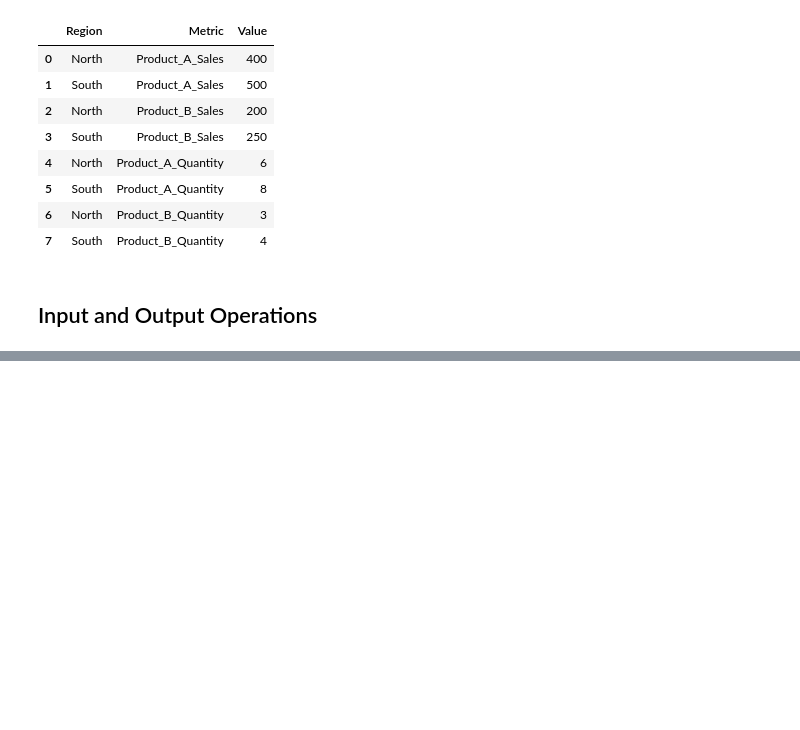
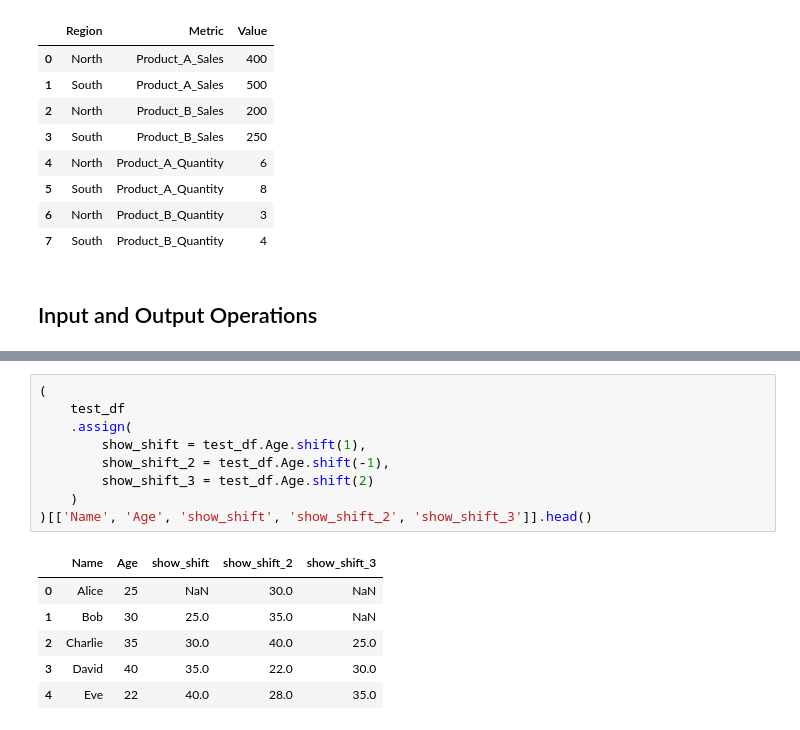
Before and after one commit to MuhammetYorulmaz/pandas_tutorial, a Jupyter notebook: notebooks/pandas_tutorial.ipynb, the cells around one changed output, grey strips where cells are left out. Saved outputs shown, nothing was run; the diff lists cells and outputs as text; blank space fills up the shorter version.

```diff
--- a/notebooks/pandas_tutorial.ipynb
+++ b/notebooks/pandas_tutorial.ipynb
@@ -1387,0 +1446,16 @@ pd.melt(df_for_melting, id_vars=['Region'], var_name='Metric', value_name='Value
+# %%
+(
+    test_df
+    .assign(
+        show_shift = test_df.Age.shift(1),
+        show_shift_2 = test_df.Age.shift(-1),
+        show_shift_3 = test_df.Age.shift(2)
+    )
+)[['Name', 'Age', 'show_shift', 'show_shift_2', 'show_shift_3']].head()
+# %% [output]
+|  | Name | Age | show_shift | show_shift_2 | show_shift_3 |
+| 0 | Alice | 25 | NaN | 30.0 | NaN |
+| 1 | Bob | 30 | 25.0 | 35.0 | NaN |
+| 2 | Charlie | 35 | 30.0 | 40.0 | 25.0 |
+| 3 | David | 40 | 35.0 | 22.0 | 30.0 |
+| 4 | Eve | 22 | 40.0 | 28.0 | 35.0 |
```
Also changed, not shown: parts of 23 cells of this notebook.
